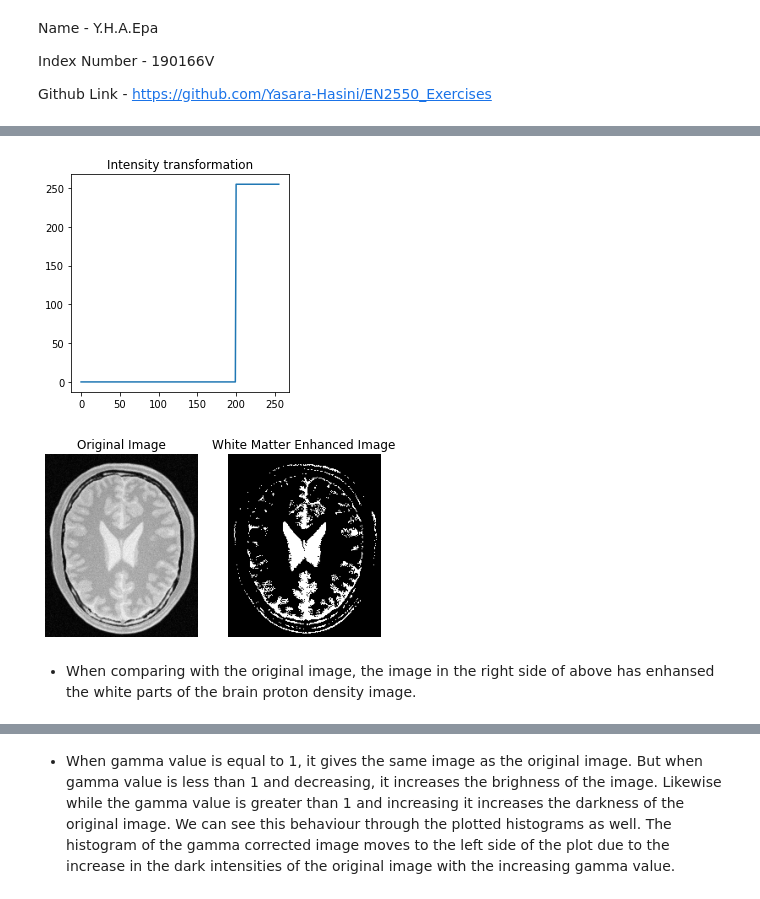
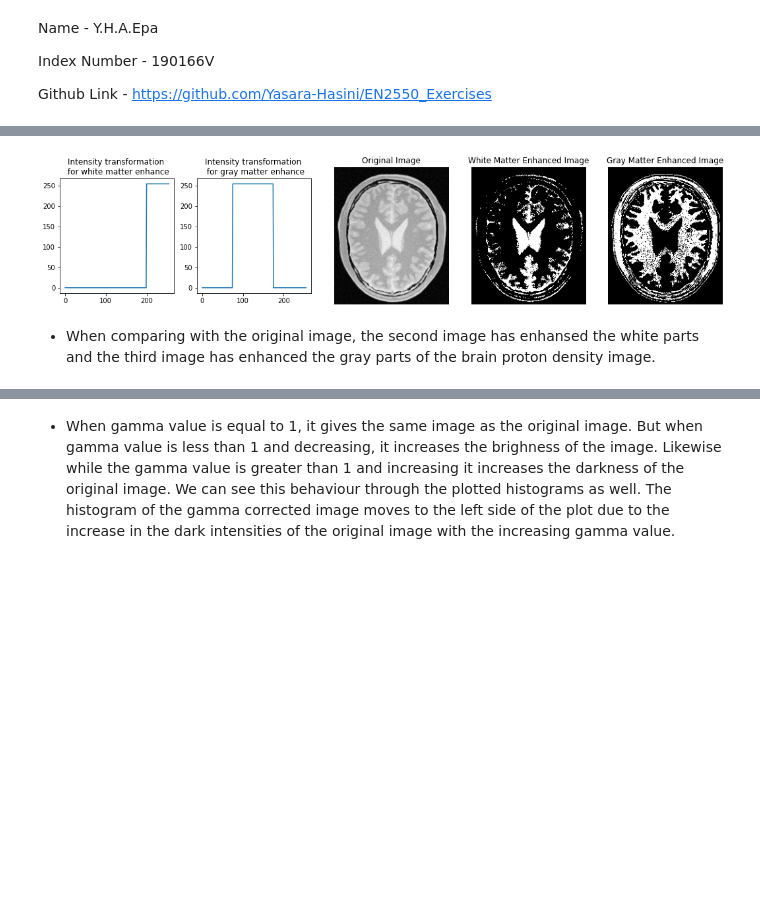
Before and after one commit to Yasara-Hasini/EN2550_Exercises, a Jupyter notebook: Assignment 1/Assignment 1.ipynb, the cells around one changed output, grey strips where cells are left out. Saved outputs shown, nothing was run; the diff lists cells and outputs as text; code cells hidden in the pictures; blank space fills up the shorter version.

```diff
--- a/Assignment 1/Assignment 1.ipynb
+++ b/Assignment 1/Assignment 1.ipynb
@@ -41,33 +34,31 @@ plt.show()
 # %%
-#Question 2 (a)
+#Question 2 (a)(b)
 import numpy as np
 import cv2 as cv
 import matplotlib.pyplot as plt
 
 f = cv.imread("brain_proton_density_slice.png",cv.IMREAD_GRAYSCALE)
 assert f is not None
-
 t1 = np.zeros(200)
 t2 = 255*np.ones(56)
 t = np.concatenate((t1,t2),axis=0).astype(np.uint8)
 
-fig,ax= plt.subplots()
-ax.plot(t)
-ax.set_aspect('equal')
-ax.set_title("Intensity transformation")
+t1 = np.zeros(75)
+t2 = 255*np.ones(100)
+t3 = np.zeros(81)
+s = np.concatenate((t1,t2,t3),axis=0).astype(np.uint8)
 assert len(t)==256
 g = cv.LUT(f,t)
+h = cv.LUT(f,s)
 
-fig, ax = plt.subplots(1,2)
-ax[0].imshow(cv.cvtColor(f,cv.COLOR_BGR2RGB))
-ax[0].axis('off')
-ax[0].set_title("Original Image")
-ax[1].imshow(cv.cvtColor(g,cv.COLOR_BGR2RGB))
-ax[1].axis('off')
-ax[1].set_title("White Matter Enhanced Image")
+fig, ax = plt.subplots(1,5,figsize=(18,18))
+ax[0].plot(t), ax[0].set_aspect('equal'), ax[0].set_title("Intensity transformation \n for white matter enhance")
+ax[1].plot(s), ax[1].set_aspect('equal'), ax[1].set_title("Intensity transformation \n for gray matter enhance")
+ax[2].imshow(cv.cvtColor(f,cv.COLOR_BGR2RGB)), ax[2].axis('off'), ax[2].set_title("Original Image")
+ax[3].imshow(cv.cvtColor(g,cv.COLOR_BGR2RGB)), ax[3].axis('off'), ax[3].set_title("White Matter Enhanced Image")
+ax[4].imshow(cv.cvtColor(h,cv.COLOR_BGR2RGB)), ax[4].axis('off'), ax[4].set_title("Gray Matter Enhanced Image")
 plt.show()
 # %% [output]
-[figure, old version]
+[figure, new version]
-[figure, removed]
 # %% [markdown]
-* When comparing with the original image, the image in the right side of above has enhansed the white parts of the brain proton density image.
+* When comparing with the original image, the second image has enhansed the white parts  and the third image has enhanced the gray parts of the brain proton density image.
```
Also changed, not shown: parts of 21 cells of this notebook.
